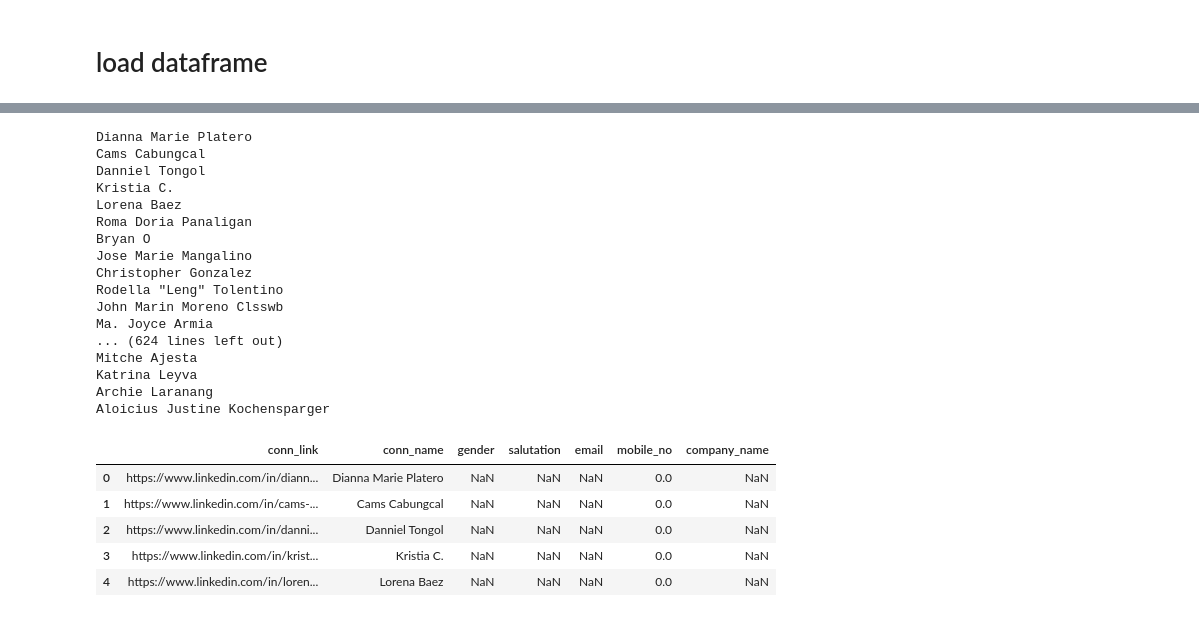
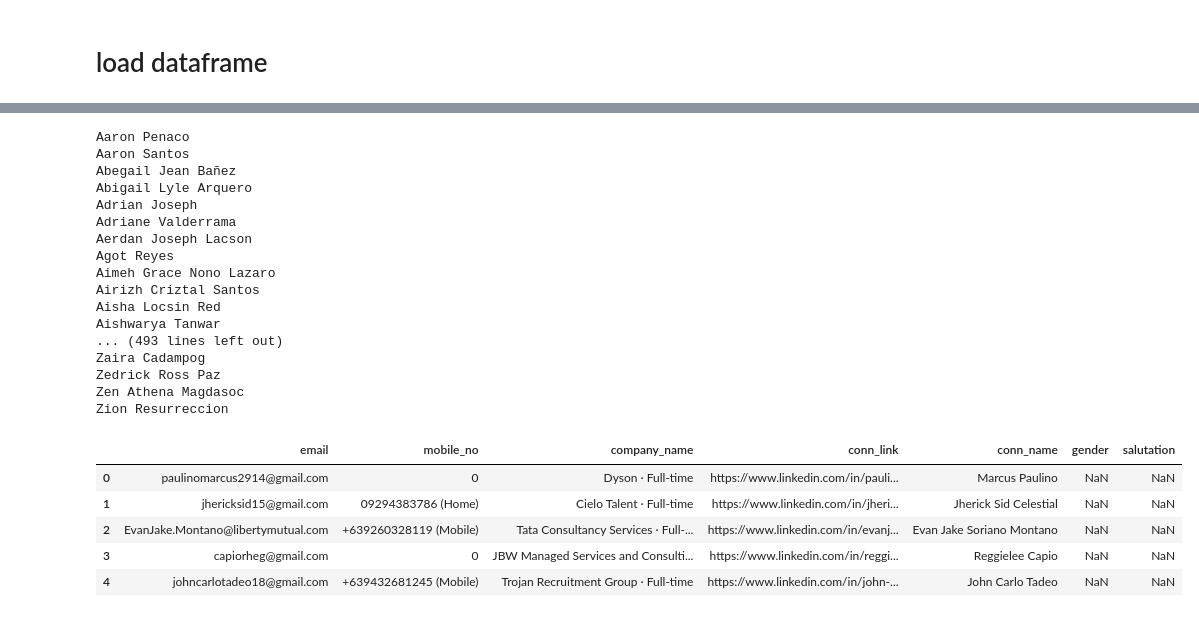
Before and after one commit to 08Aristodemus24/auto-job-app-sender, a Jupyter notebook: apps/preprocess_profile_names.ipynb, the cells around one changed output, grey strips where cells are left out. Cells and saved outputs as stored; diff of their text form; code cells hidden in the pictures.

```diff
--- a/apps/preprocess_profile_names.ipynb
+++ b/apps/preprocess_profile_names.ipynb
@@ -22,6 +22,6 @@ True
 # %% [markdown]
 # load dataframe
 # %%
-profiles_dump = pd.read_csv('../documents/profiles_dump.csv', index_col=0)
-profiles_dump.tail()
+conn_info = pd.read_csv('../documents/conn_info.csv', index_col=0)
+conn_info
 # %% [output]
@@ -33,0 +52,3 @@ profiles_dump.tail()
+# %%
+conn_info = conn_info.astype('category')
+conn_info
@@ -34,27 +103,27 @@ profiles_dump.tail()
 # %%
-profiles_dump['conn_name'] = profiles_dump['conn_name'].apply(preprocess)
-profiles_dump.head()
+conn_info['conn_name'] = conn_info['conn_name'].apply(preprocess)
+conn_info.head()
 # %% [output]
-Dianna Marie Platero
-Cams Cabungcal
-Danniel Tongol
-Kristia C.
-Lorena Baez
-Roma Doria Panaligan
-Bryan O
-Jose Marie Mangalino
-Christopher Gonzalez
-Rodella "Leng" Tolentino
-John Marin Moreno Clsswb
-Ma. Joyce Armia
-... (624 lines left out)
-Mitche Ajesta
-Katrina Leyva
-Archie Laranang
-Aloicius Justine Kochensparger
+Aaron Penaco
+Aaron Santos
+Abegail Jean Bañez
+Abigail Lyle Arquero
+Adrian Joseph
+Adriane Valderrama
+Aerdan Joseph Lacson
+Agot Reyes
+Aimeh Grace Nono Lazaro
+Airizh Criztal Santos
+Aisha Locsin Red
+Aishwarya Tanwar
+... (493 lines left out)
+Zaira Cadampog
+Zedrick Ross Paz
+Zen Athena Magdasoc
+Zion Resurreccion
-|  | conn_link | conn_name | gender | salutation | email | mobile_no | company_name |
-| 0 | https://www.linkedin.com/in/diann... | Dianna Marie Platero | NaN | NaN | NaN | 0.0 | NaN |
-| 1 | https://www.linkedin.com/in/cams-... | Cams Cabungcal | NaN | NaN | NaN | 0.0 | NaN |
-| 2 | https://www.linkedin.com/in/danni... | Danniel Tongol | NaN | NaN | NaN | 0.0 | NaN |
-| 3 | https://www.linkedin.com/in/krist... | Kristia C. | NaN | NaN | NaN | 0.0 | NaN |
-| 4 | https://www.linkedin.com/in/loren... | Lorena Baez | NaN | NaN | NaN | 0.0 | NaN |
+|  | email | mobile_no | company_name | conn_link | conn_name | gender | salutation |
+| 0 | paulinomarcus2914@gmail.com | 0 | Dyson · Full-time | https://www.linkedin.com/in/pauli... | Marcus Paulino | NaN | NaN |
+| 1 | jhericksid15@gmail.com | 09294383786 (Home) | Cielo Talent · Full-time | https://www.linkedin.com/in/jheri... | Jherick Sid Celestial | NaN | NaN |
+| 2 | EvanJake.Montano@libertymutual.com | +639260328119 (Mobile) | Tata Consultancy Services · Full-... | https://www.linkedin.com/in/evanj... | Evan Jake Soriano Montano | NaN | NaN |
+| 3 | capiorheg@gmail.com | 0 | JBW Managed Services and Consulti... | https://www.linkedin.com/in/reggi... | Reggielee Capio | NaN | NaN |
+| 4 | johncarlotadeo18@gmail.com | +639432681245 (Mobile) | Trojan Recruitment Group · Full-time | https://www.linkedin.com/in/john-... | John Carlo Tadeo | NaN | NaN |
```
Also changed, not shown: parts of 20 cells of this notebook, 9 other files.
